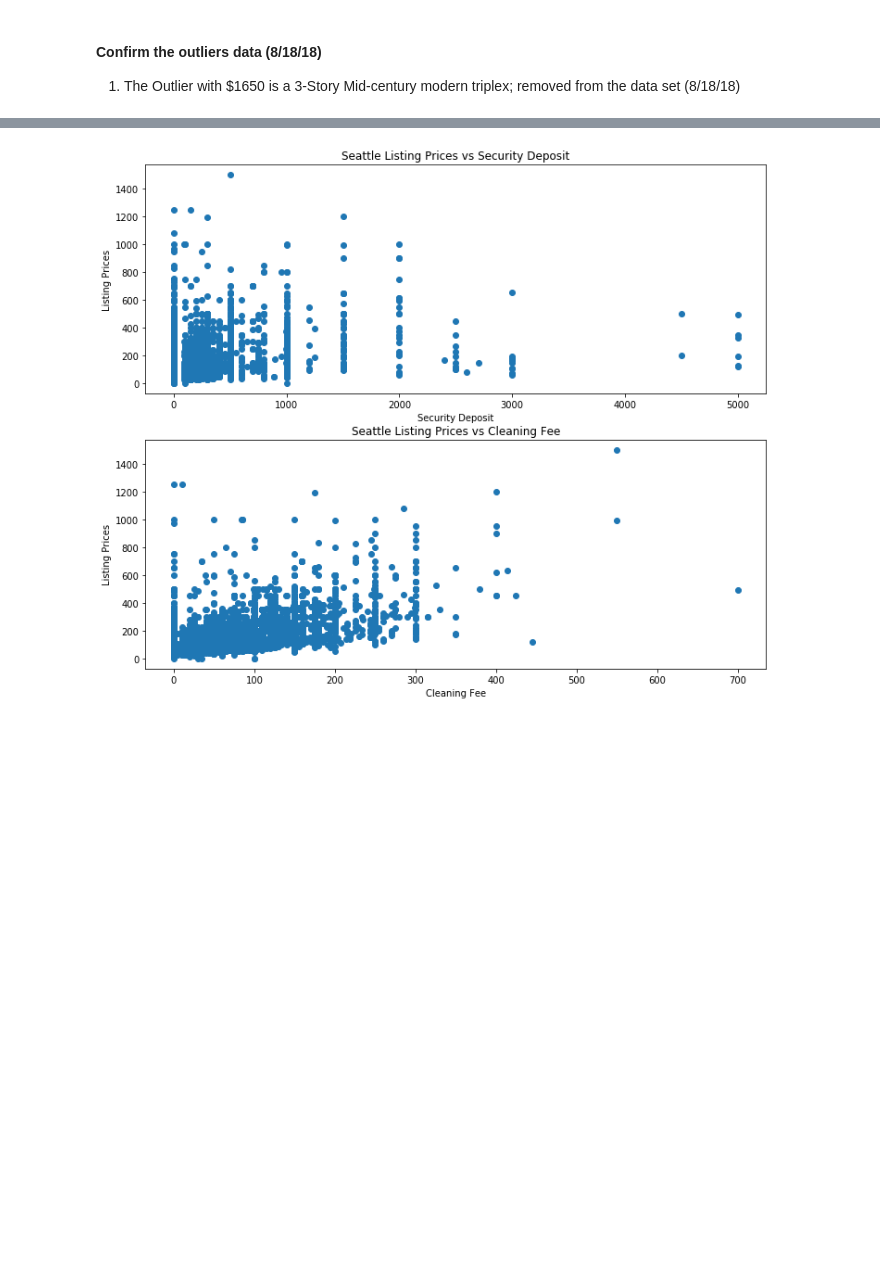
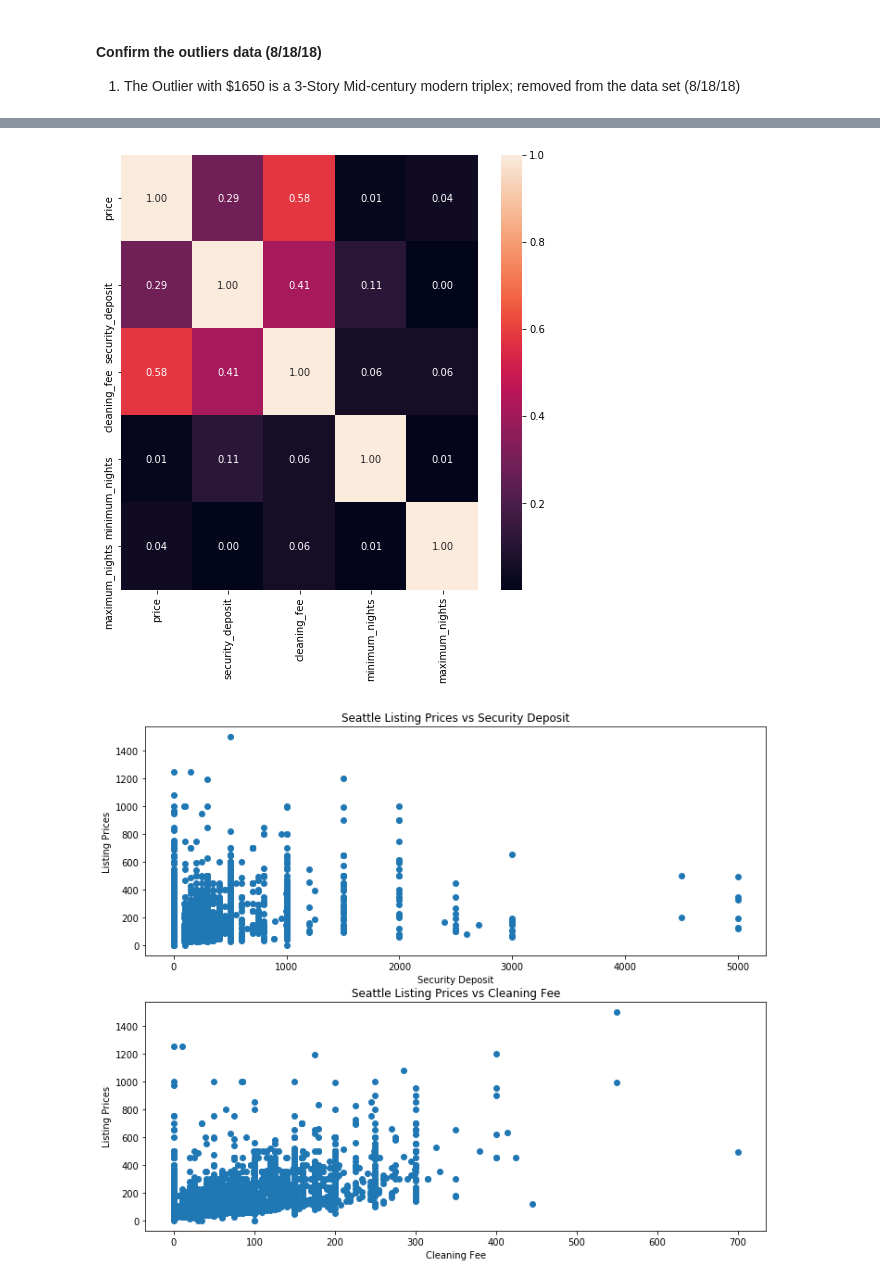
Before and after one commit to mikeli888/Springboard, a Jupyter notebook: sb2018_capstone1/Airbnb_pricing_analysis1.ipynb, the cells around one changed output, grey strips where cells are left out. Cells and saved outputs as stored; diff of their text form; code cells hidden in the pictures; blank space fills up the shorter version.

```diff
--- a/sb2018_capstone1/Airbnb_pricing_analysis1.ipynb
+++ b/sb2018_capstone1/Airbnb_pricing_analysis1.ipynb
@@ -646,0 +628,3 @@ plt.show()
+# %%
+policy_df = r_cleaned[:][policy_data]
+policy_df.corr()
@@ -647,3 +638,9 @@ plt.show()
+# %%
+plt.rcParams["figure.figsize"] = [8,8]
+sns.heatmap(policy_df.corr(), annot=True, fmt=".2f")
+plt.show()
+# %% [output]
+[figure, added]
 # %%
 # ver1
 list_prices = r_cleaned['price']
```
Also changed, not shown: parts of 18 cells of this notebook.
